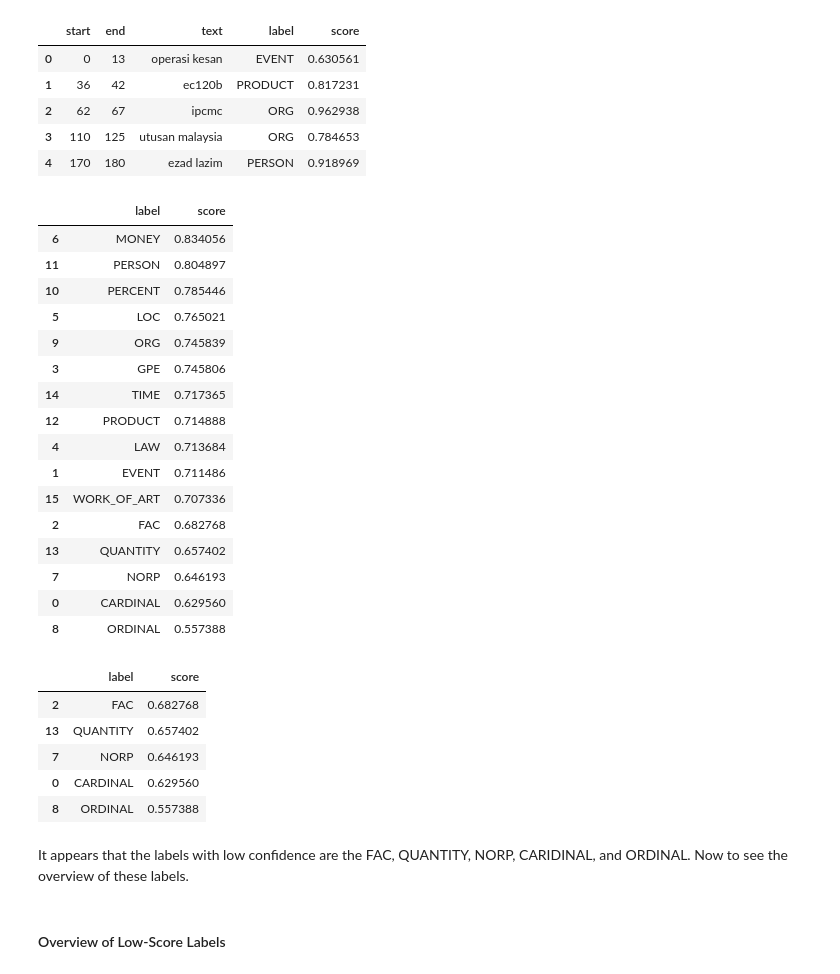
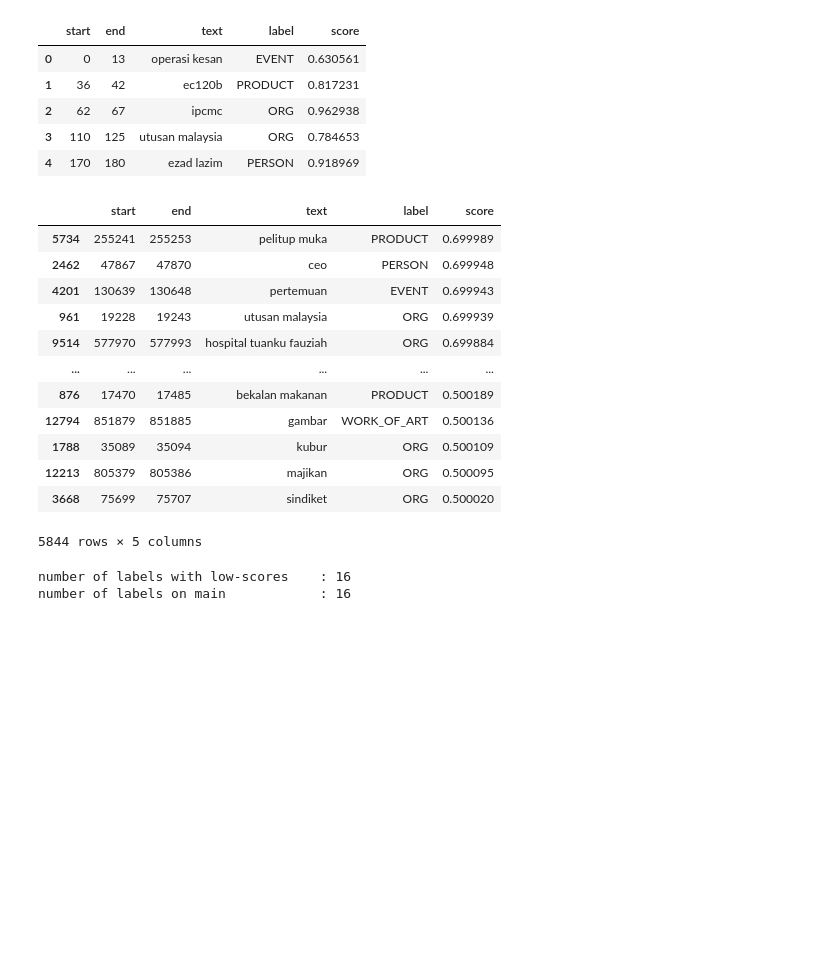
Before and after one commit to marifirfanibrahim/ner_news_malay, a Jupyter notebook: model_gliner/prediction_analysis.ipynb, the cells around one changed output. Drawn from its saved outputs; the diff is of its cells as text; code cells hidden in the pictures; blank space fills up the shorter version.

```diff
--- a/model_gliner/prediction_analysis.ipynb
+++ b/model_gliner/prediction_analysis.ipynb
@@ -523,42 +542,28 @@ df.head()
 | 3 | 110 | 125 | utusan malaysia | ORG | 0.784653 |
 | 4 | 170 | 180 | ezad lazim | PERSON | 0.918969 |
 # %%
-# get mean score for every label
-q3 = df.groupby('label')['score'].mean().reset_index()
-
-# sort
-q3 = q3.sort_values('score', ascending=False)
+# sort and filter score < 0.7
+q3 = df.sort_values('score', ascending=False)
+q3 = q3[q3['score'] < 0.7]
 q3
 # %% [output]
-|  | label | score |
-| 6 | MONEY | 0.834056 |
-| 11 | PERSON | 0.804897 |
-| 10 | PERCENT | 0.785446 |
-| 5 | LOC | 0.765021 |
-| 9 | ORG | 0.745839 |
-| 3 | GPE | 0.745806 |
-| 14 | TIME | 0.717365 |
-| 12 | PRODUCT | 0.714888 |
-| 4 | LAW | 0.713684 |
-| 1 | EVENT | 0.711486 |
-| 15 | WORK_OF_ART | 0.707336 |
-| 2 | FAC | 0.682768 |
-| 13 | QUANTITY | 0.657402 |
-| 7 | NORP | 0.646193 |
-| 0 | CARDINAL | 0.629560 |
-| 8 | ORDINAL | 0.557388 |
+|  | start | end | text | label | score |
+| 5734 | 255241 | 255253 | pelitup muka | PRODUCT | 0.699989 |
+| 2462 | 47867 | 47870 | ceo | PERSON | 0.699948 |
+| 4201 | 130639 | 130648 | pertemuan | EVENT | 0.699943 |
+| 961 | 19228 | 19243 | utusan malaysia | ORG | 0.699939 |
+| 9514 | 577970 | 577993 | hospital tuanku fauziah | ORG | 0.699884 |
+| ... | ... | ... | ... | ... | ... |
+| 876 | 17470 | 17485 | bekalan makanan | PRODUCT | 0.500189 |
+| 12794 | 851879 | 851885 | gambar | WORK_OF_ART | 0.500136 |
+| 1788 | 35089 | 35094 | kubur | ORG | 0.500109 |
+| 12213 | 805379 | 805386 | majikan | ORG | 0.500095 |
+| 3668 | 75699 | 75707 | sindiket | ORG | 0.500020 |
+5844 rows × 5 columns
 # %%
-# filter only under 0.7
-q3 = q3[q3['score'] < 0.7]
-q3
+# number of labels
+print(f"number of labels with low-scores    : {len(q3['label'].unique())}")
+print(f"number of labels on main            : {len(df['label'].unique())}")
 # %% [output]
-|  | label | score |
-| 2 | FAC | 0.682768 |
-| 13 | QUANTITY | 0.657402 |
-| 7 | NORP | 0.646193 |
-| 0 | CARDINAL | 0.629560 |
-| 8 | ORDINAL | 0.557388 |
+number of labels with low-scores    : 16
+number of labels on main            : 16
-# %% [markdown]
-It appears that the labels with low confidence are the FAC, QUANTITY, NORP, CARIDINAL, and ORDINAL. Now to see the overview of these labels.
-# %% [markdown]
-#### Overview of Low-Score Labels
```
Also changed, not shown: parts of 21 cells of this notebook, 8 other files.
